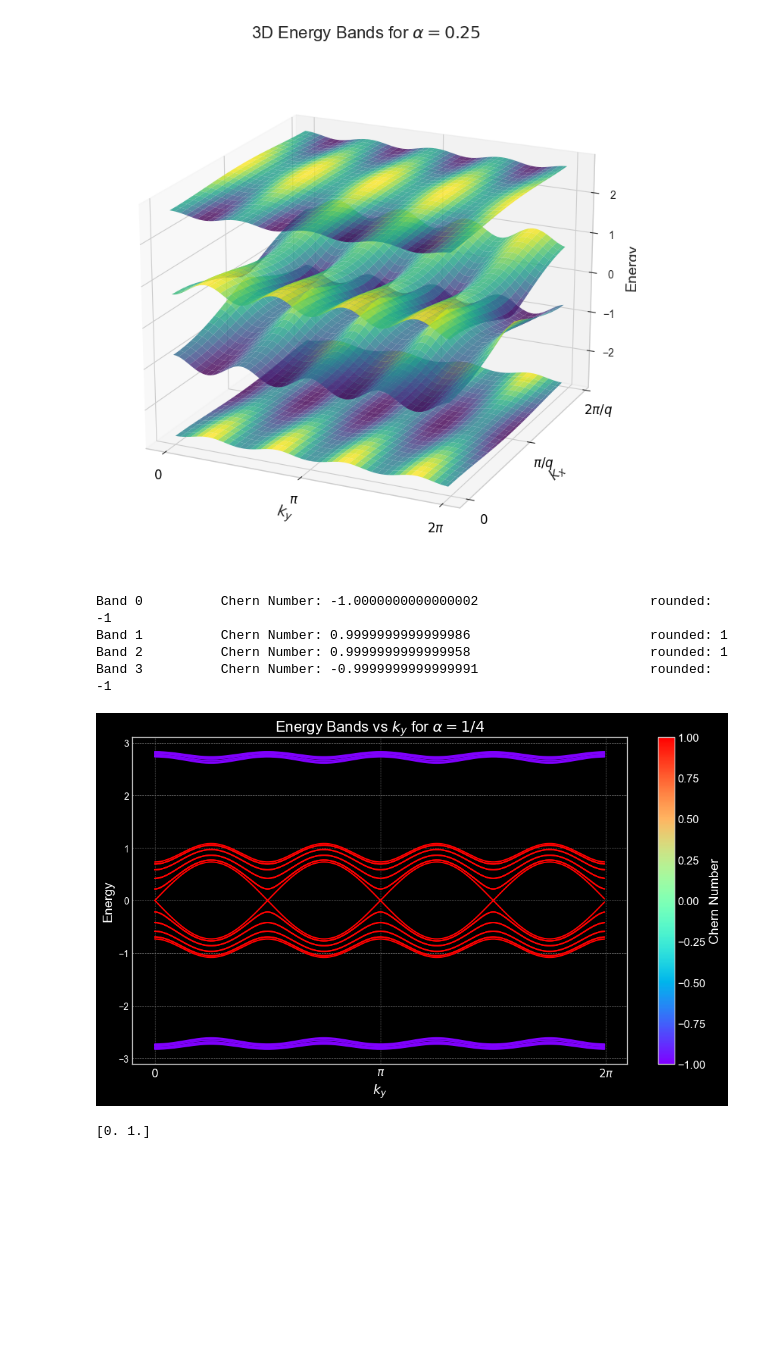
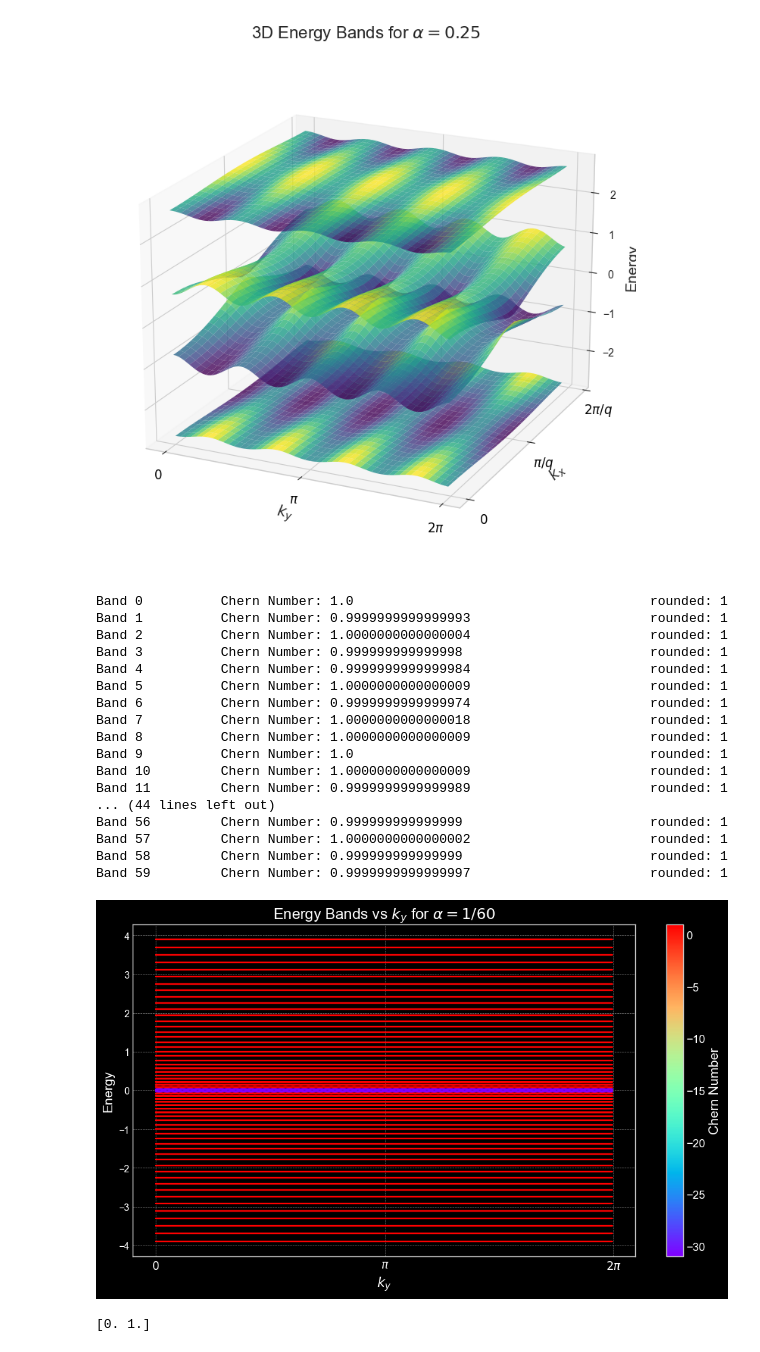
Before and after one commit to Maxlupo014/Many_Body_Exam, a Jupyter notebook: band_structure.ipynb, the cells around one changed output. Saved outputs shown, nothing was run; the diff lists cells and outputs as text; code cells hidden in the pictures; blank space fills up the shorter version.

```diff
--- a/band_structure.ipynb
+++ b/band_structure.ipynb
@@ -685,12 +703,12 @@ def build_kspace_hamiltonian(k_x, k_y, L_x, L_y, T_x, T_y, p, q , PBC_x, PBC_y):
 
     # Apply Periodic Boundary Conditions (PBC)
 
-    H[0, q - 1] = np.exp(-1j * q * k_x)
-    H[q - 1, 0] = np.exp(1j * q * k_x)
+    H[0, q - 1] = np.exp(1j * q * k_x)
+    H[q - 1, 0] = np.exp(-1j * q * k_x)
 
     return H
 
-def calculate_chern_number(eigenvectors, L_x, L_y, q,band_index):
+def calculate_chern_number(eigenvectors, L_x, L_y, q,band_index): #partial chern number, total obtained by summing over all occupied bands
     '''
         eigenvectors must be a four dim array wih values [k_y, k_x, band index, components of eigenvector in q basis]
     '''
@@ -885,23 +903,36 @@ def plot_energy_bands_per_ky(L_x, L_y, T_x, T_y, p, q, PBC_x, PBC_y):
 # %%
 
 
 # Example usage
-L_x = 40  # Number of sites in x-direction
+L_x = 300  # Number of sites in x-direction
 L_y = 300  # Number of sites in y-direction
 T_x = 1.0  # Hopping amplitude
 T_y = 1.0  # Potential modulation amplitude
 p = 1      # Numerator of magnetic flux per plaquette
-q = 4      # Denominator of magnetic flux per plaquette
+q = 60      # Denominator of magnetic flux per plaquette
 PBC_x = True  # Periodic boundary conditions in x-direction
 PBC_y = True  # Periodic boundary conditions in y-direction
 
 plot_energy_bands_per_ky(L_x, L_y, T_x, T_y, p, q, PBC_x, PBC_y) ##IF Q NOT PRIME THEN THERE ARE LESS BANDS, SUBTRACT SUPERFLUOS CHERNS!!!
 # %% [output]
-Band 0          Chern Number: -1.0000000000000002                      rounded: -1
-Band 1          Chern Number: 0.9999999999999986                       rounded: 1
-Band 2          Chern Number: 0.9999999999999958                       rounded: 1
-Band 3          Chern Number: -0.9999999999999991                      rounded: -1
+Band 0          Chern Number: 1.0                                      rounded: 1
+Band 1          Chern Number: 0.9999999999999993                       rounded: 1
+Band 2          Chern Number: 1.0000000000000004                       rounded: 1
+Band 3          Chern Number: 0.999999999999998                        rounded: 1
+Band 4          Chern Number: 0.9999999999999984                       rounded: 1
+Band 5          Chern Number: 1.0000000000000009                       rounded: 1
+Band 6          Chern Number: 0.9999999999999974                       rounded: 1
+Band 7          Chern Number: 1.0000000000000018                       rounded: 1
+Band 8          Chern Number: 1.0000000000000009                       rounded: 1
+Band 9          Chern Number: 1.0                                      rounded: 1
+Band 10         Chern Number: 1.0000000000000009                       rounded: 1
+Band 11         Chern Number: 0.9999999999999989                       rounded: 1
+... (44 lines left out)
+Band 56         Chern Number: 0.999999999999999                        rounded: 1
+Band 57         Chern Number: 1.0000000000000002                       rounded: 1
+Band 58         Chern Number: 0.999999999999999                        rounded: 1
+Band 59         Chern Number: 0.9999999999999997                       rounded: 1
-[figure, old version]
+[figure, new version]
 # %%
 print( np.array(np.linspace(0, 2, 2, endpoint=False)))
 # %% [output]
```
Also changed, not shown: parts of 4 cells of this notebook.
